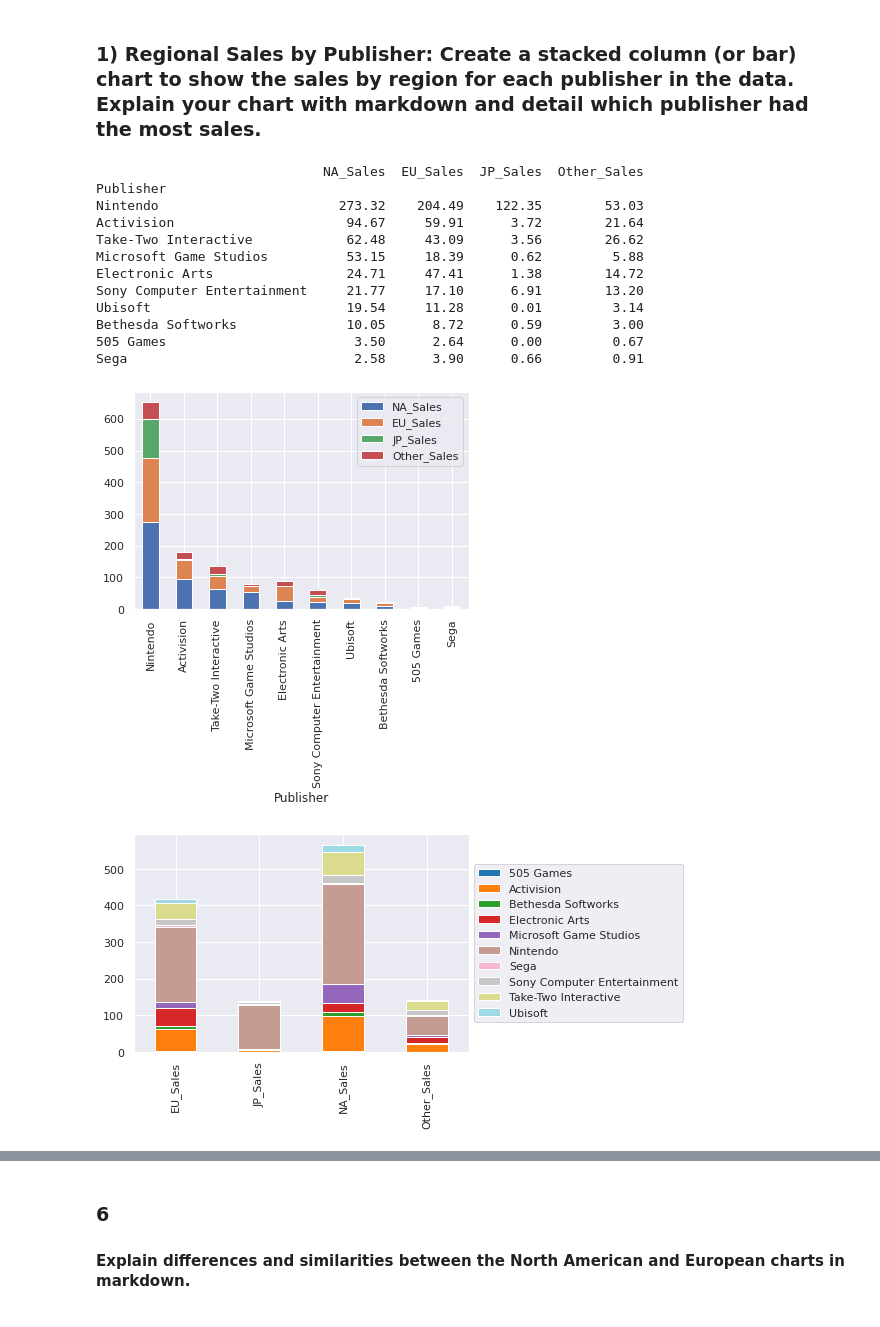
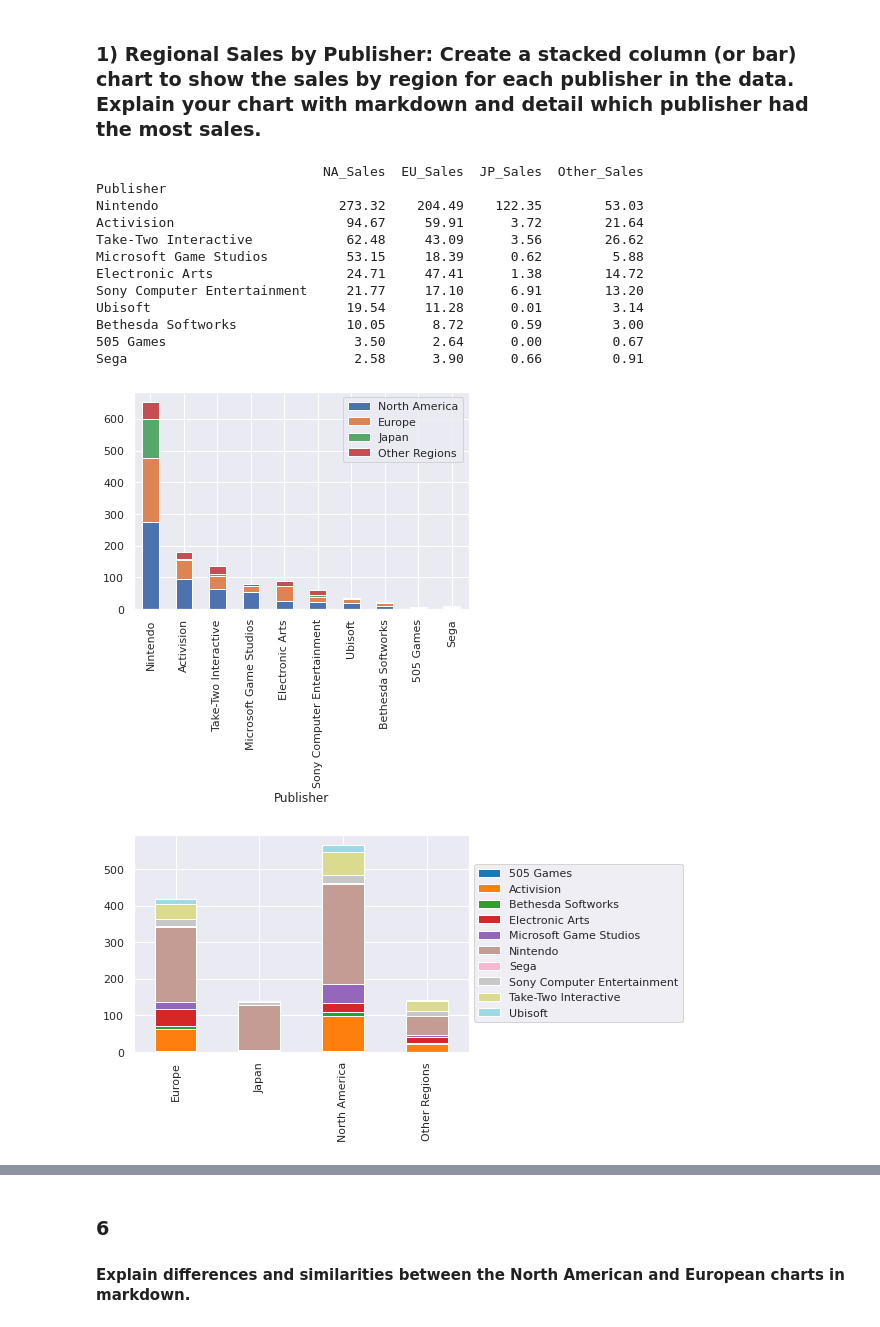
Before and after one commit to Janainaf/graphing_video_game_sales, a Jupyter notebook: video_game_sales.ipynb, the cells around one changed output, grey strips where cells are left out. Cells and saved outputs as stored; diff of their text form; code cells hidden in the pictures.

Commit message:
added some graphs - needs improvement

```diff
--- a/video_game_sales.ipynb
+++ b/video_game_sales.ipynb
@@ -48,24 +48,26 @@ top100.head()
 # %%
 sales = top100.groupby("Publisher")[["NA_Sales","EU_Sales", "JP_Sales", "Other_Sales", "Publisher" ]].sum().sort_values(by=['NA_Sales'], ascending=False)
 print(sales)
-sales.plot.bar( stacked=True)
+sales.plot.bar(stacked=True)
+plt.legend(["North America", "Europe", "Japan", "Other Regions"]);
 
 table = pd.pivot_table(sales, columns='Publisher', values=["NA_Sales","EU_Sales", "JP_Sales", "Other_Sales"], aggfunc='sum')
-table.plot.bar(stacked=True, colormap='tab20', )
+table.plot.bar(stacked=True, colormap='tab20' )
+plt.xticks([0, 1, 2, 3],  ['Europe', 'Japan', 'North America',  "Other Regions"])
 plt.legend(loc='center left', bbox_to_anchor=(1.0, 0.5));
 # %% [output]
                              NA_Sales  EU_Sales  JP_Sales  Other_Sales
 Publisher
 Nintendo                       273.32    204.49    122.35        53.03
 Activision                      94.67     59.91      3.72        21.64
 Take-Two Interactive            62.48     43.09      3.56        26.62
 Microsoft Game Studios          53.15     18.39      0.62         5.88
 Electronic Arts                 24.71     47.41      1.38        14.72
 Sony Computer Entertainment     21.77     17.10      6.91        13.20
 Ubisoft                         19.54     11.28      0.01         3.14
 Bethesda Softworks              10.05      8.72      0.59         3.00
 505 Games                        3.50      2.64      0.00         0.67
 Sega                             2.58      3.90      0.66         0.91
-[figure, old version]
+[figure, new version]
-[figure, old version]
+[figure, new version]
 # %% [markdown]
```
Also changed, not shown: parts of 8 cells of this notebook.
